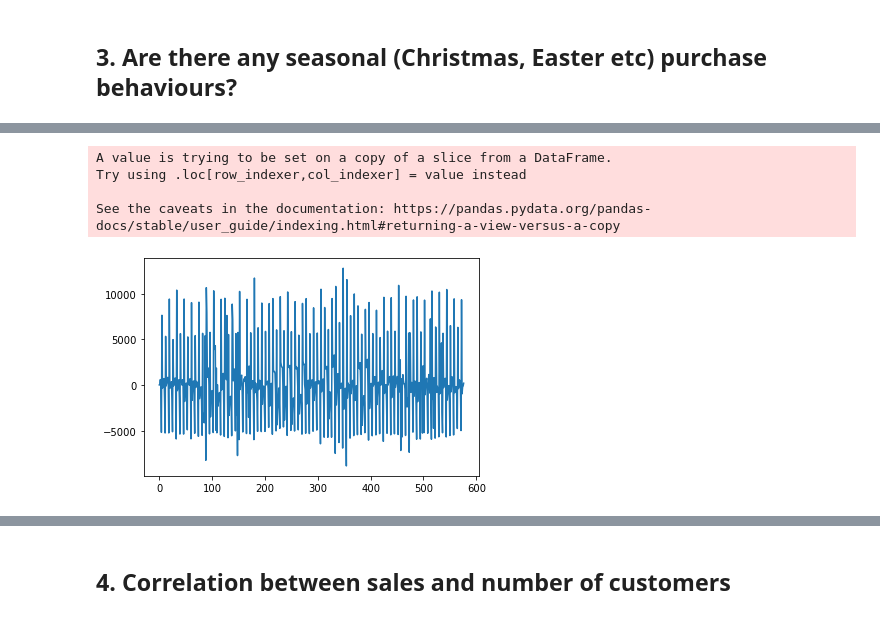
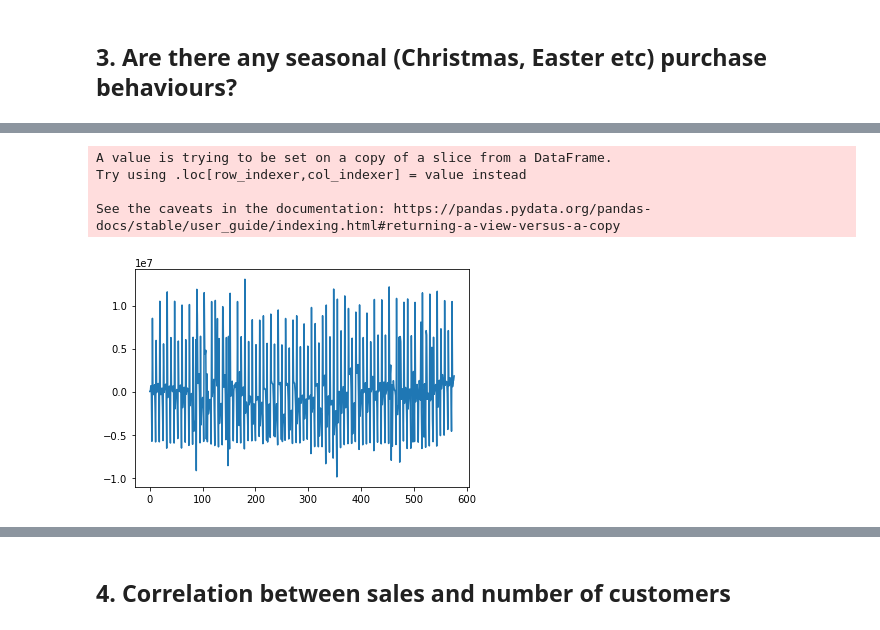
Before and after one commit to degagawolde/pharmaceutical-sales-prediction, a Jupyter notebook: notebooks/DataExploration.ipynb, the cells around one changed output, grey strips where cells are left out. Drawn from its saved outputs; the diff is of its cells as text; code cells hidden in the pictures.

```diff
--- a/notebooks/DataExploration.ipynb
+++ b/notebooks/DataExploration.ipynb
@@ -27,7 +31,7 @@ dinfo = DataFrameInformation()
 pltu = Plotters(6,4)
 # %%
 # store_df = pd.read_csv('../data/cleaned/store.csv')
-# train_df = pd.read_csv('../data/merged/train.csv')
-# test_df = pd.read_csv('../data/merged/test.csv')
+train_df = pd.read_csv('../data/merged/train.csv')
+test_df = pd.read_csv('../data/merged/test.csv')
 # %%
 
@@ -191,15 +195,14 @@ fig.update_xaxes(
 )
 fig.show()
 # %%
-from matplotlib import pyplot
-series = train_df[train_df['Store']==2][['Date','Sales']]
-series['Date'] = pd.DatetimeIndex(series['Date'])
-series = series.set_index('Date')
-X = series.values
-diff = list()
-days_in_year = 365
-for i in range(days_in_year, len(X)):
-	value = X[i] - X[i - days_in_year]
-	diff.append(value)
-pyplot.plot(diff)
-pyplot.show()
+# series = train_df[['Date','Sales']]
+# series['Date'] = pd.DatetimeIndex(series['Date'])
+# series = series.set_index('Date')
+# X = series.values
+# diff = list()
+# days_in_year = 365
+# for i in range(days_in_year, len(X)):
+# 	value = X[i] - X[i - days_in_year]
+# 	diff.append(value)
+# pyplot.plot(diff)
+# pyplot.show()
@@ -208,25 +209,25 @@ pyplot.show()
 # %%
 grouped_by_date = train_df.groupby(
-    'Date')[['Customers', 'Sales', 'SalesPerCustomer']].mean().reset_index()
+    'Date')[['Customers', 'Sales', 'SalesPerCustomer']].sum().reset_index()
 
 series = grouped_by_date[['Date','Sales']]
 
 series['Date'] = pd.DatetimeIndex(series['Date'])
 series = series.set_index('Date')
 X = series.values
 diff = list()
 days_in_year = 365
 for i in range(days_in_year, len(X)):
 	value = X[i] - X[i - days_in_year]
 	diff.append(value)
 pyplot.plot(diff)
 pyplot.show()
 # %% [output]
 A value is trying to be set on a copy of a slice from a DataFrame.
 Try using .loc[row_indexer,col_indexer] = value instead
 
 See the caveats in the documentation: https://pandas.pydata.org/pandas-docs/stable/user_guide/indexing.html#returning-a-view-versus-a-copy
-[figure, old version]
+[figure, new version]
 # %%
 resample = series.resample('M')
 monthly_mean = resample.mean()
```
Also changed, not shown: parts of 17 cells of this notebook, 2 other files.
